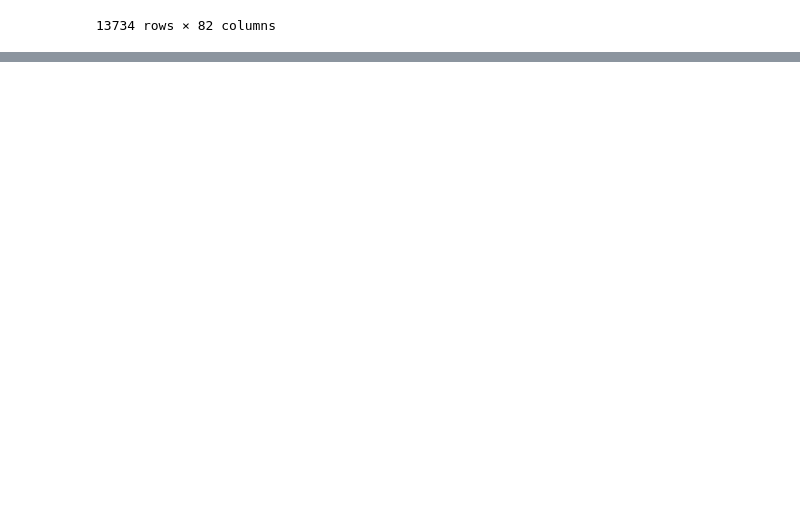
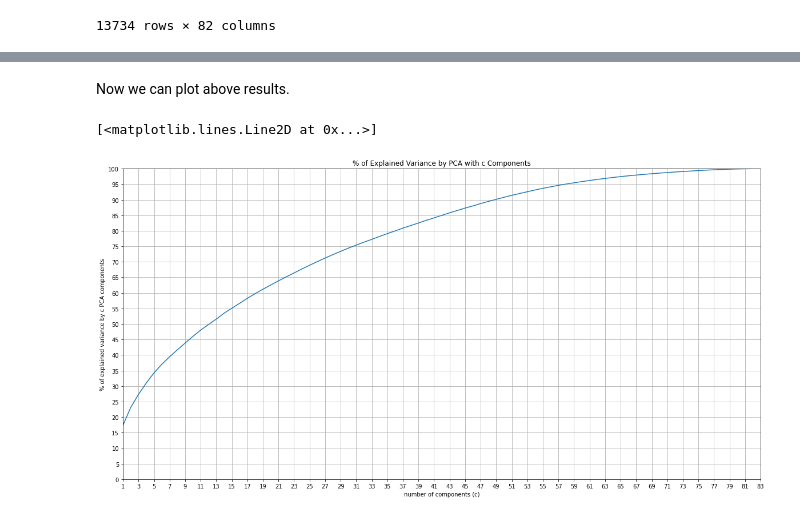
Before and after one commit to kaihulme/alspac-mhst, a Jupyter notebook: notebooks/dimensionality_reduction_pca.ipynb, the cells around one changed output, grey strips where cells are left out. Saved outputs shown, nothing was run; the diff lists cells and outputs as text; code cells hidden in the pictures; blank space fills up the shorter version.

Commit message:
Add scaling and PCA component plot

```diff
--- a/notebooks/dimensionality_reduction_pca.ipynb
+++ b/notebooks/dimensionality_reduction_pca.ipynb
@@ -170,0 +141,6 @@ print(pca.explained_variance_ratio_)
+# %%
+n_components = 50
+pca = PCA(n_components=n_components)
+reduced_data = pca.fit_transform(data_df)
+explained_var = pca.explained_variance_ratio_.sum()
+print(f"{n_components} (PCA) components are able to explain {100*explained_var:.2f}% of the variance in the data.")
@@ -170,0 +155,5 @@ print(pca.explained_variance_ratio_)
+# %%
+pca = PCA(n_components=0.95)
+reduced_data = pca.fit_transform(data_df)
+n_components = reduced_data.shape[1]
+print(f"95% of the variance in the dataset can be explained by {n_components} (PCA) components.")
@@ -170,0 +168,28 @@ print(pca.explained_variance_ratio_)
+# %%
+components = list(range(1,83))
+pca_results = []
+
+for c in components:
+    pca = PCA(n_components=c)
+    pca.fit_transform(data_df)
+    explained_var = pca.explained_variance_ratio_.sum()
+    pca_results.append((c, explained_var))
+# %% [markdown]
+Now we can plot above results.
+# %%
+pca_results_arr = np.asarray(pca_results)
+pca_results_arr[:,1] = pca_results_arr[:,1] * 100
+
+fig, ax = plt.subplots(figsize=(20,10))
+plt.title("% of Explained Variance by PCA with c Components")
+ax.grid()
+ax.set_xlabel("number of components (c)")
+ax.set_ylabel("% of explained variance by c PCA components")
+ax.set_xticks(np.arange(1, 84, 2))
+ax.set_yticks(np.arange(0, 101, 5))
+ax.set_xlim(xmin=1, xmax=83)
+ax.set_ylim(ymin=0, ymax=100)
+ax.plot(pca_results_arr[:, 0], pca_results_arr[:, 1])
+# %% [output]
+[<matplotlib.lines.Line2D at 0x...>]
+[figure, added]
```
Also changed, not shown: parts of 23 cells of this notebook.
